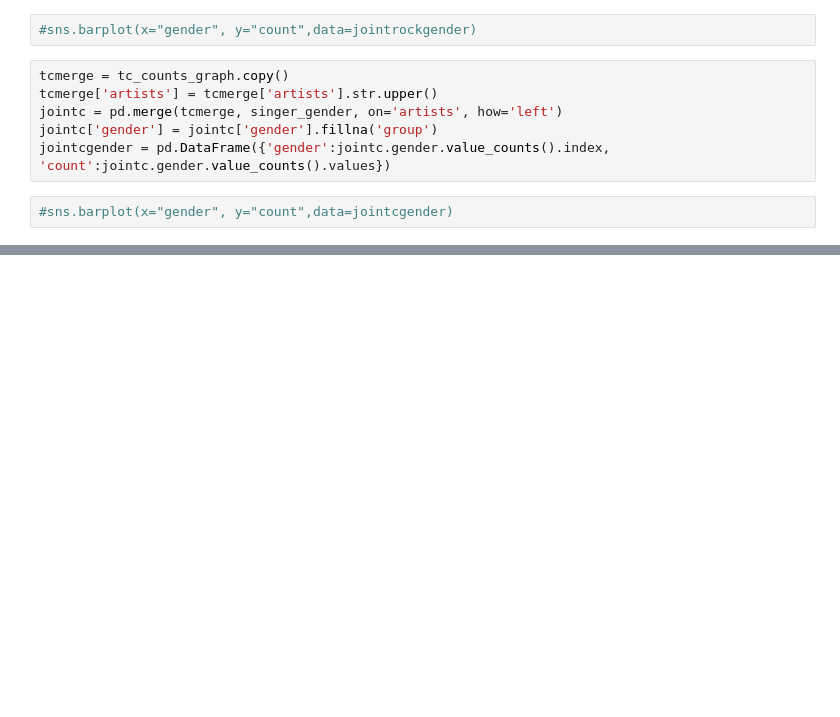
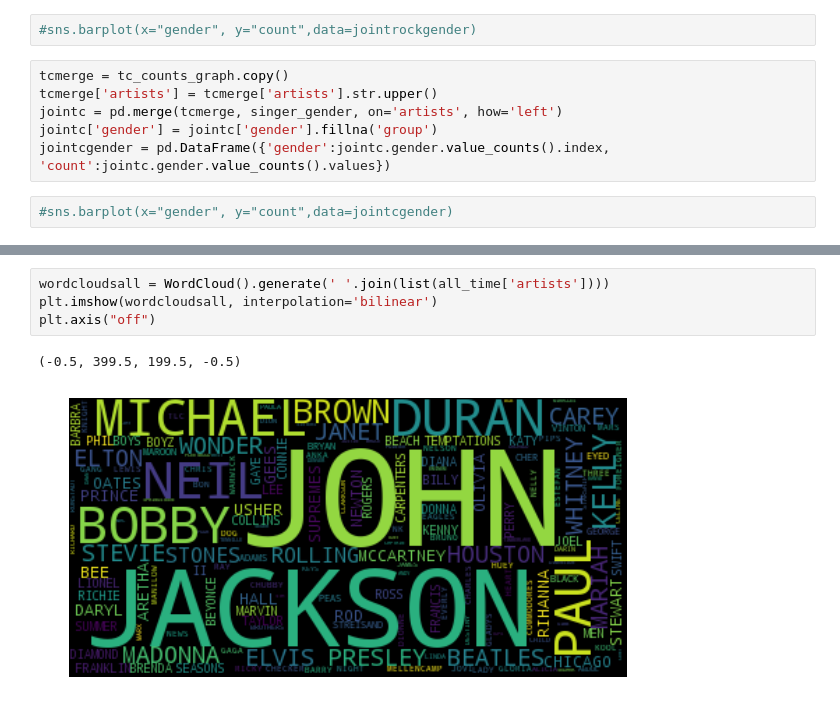
Before and after one commit to nash13cxw/BillboardAnalysis, a Jupyter notebook: BIllboardAnalysis.ipynb, the cells around one changed output, grey strips where cells are left out. Saved outputs shown, nothing was run; the diff lists cells and outputs as text; blank space fills up the shorter version.

```diff
--- a/BIllboardAnalysis.ipynb
+++ b/BIllboardAnalysis.ipynb
@@ -285,0 +310,7 @@ See the caveats in the documentation: http://pandas.pydata.org/pandas-docs/stabl
+# %%
+wordcloudsall = WordCloud().generate(' '.join(list(all_time['artists'])))
+plt.imshow(wordcloudsall, interpolation='bilinear')
+plt.axis("off")
+# %% [output]
+(-0.5, 399.5, 199.5, -0.5)
+[figure, added]
```
Also changed, not shown: parts of 26 cells of this notebook.
